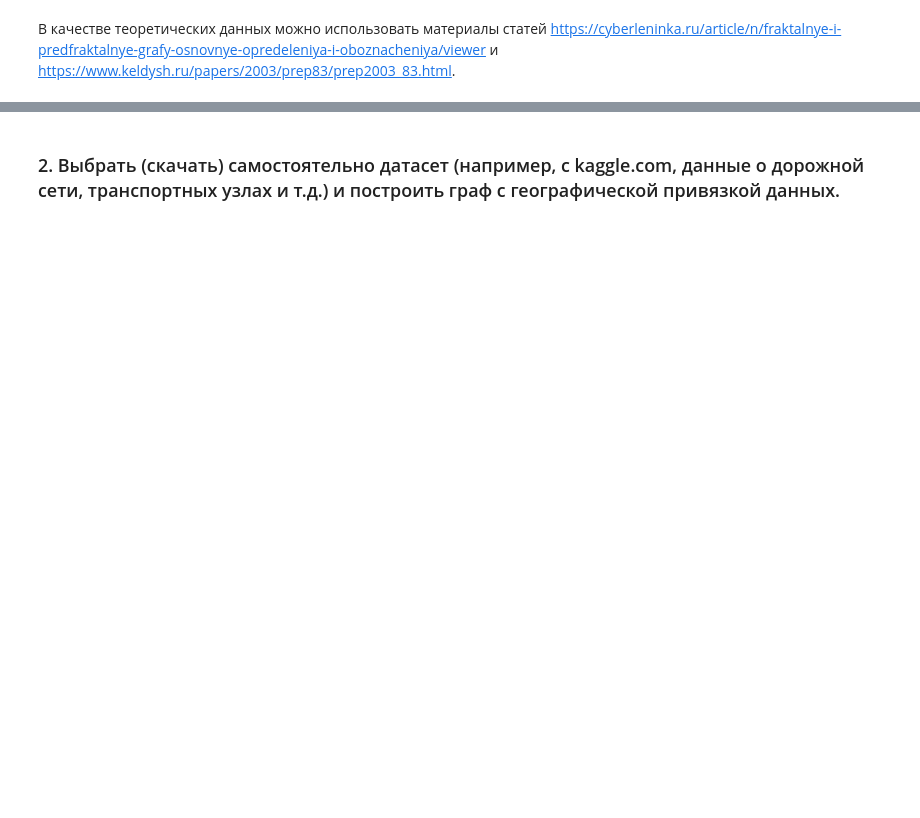
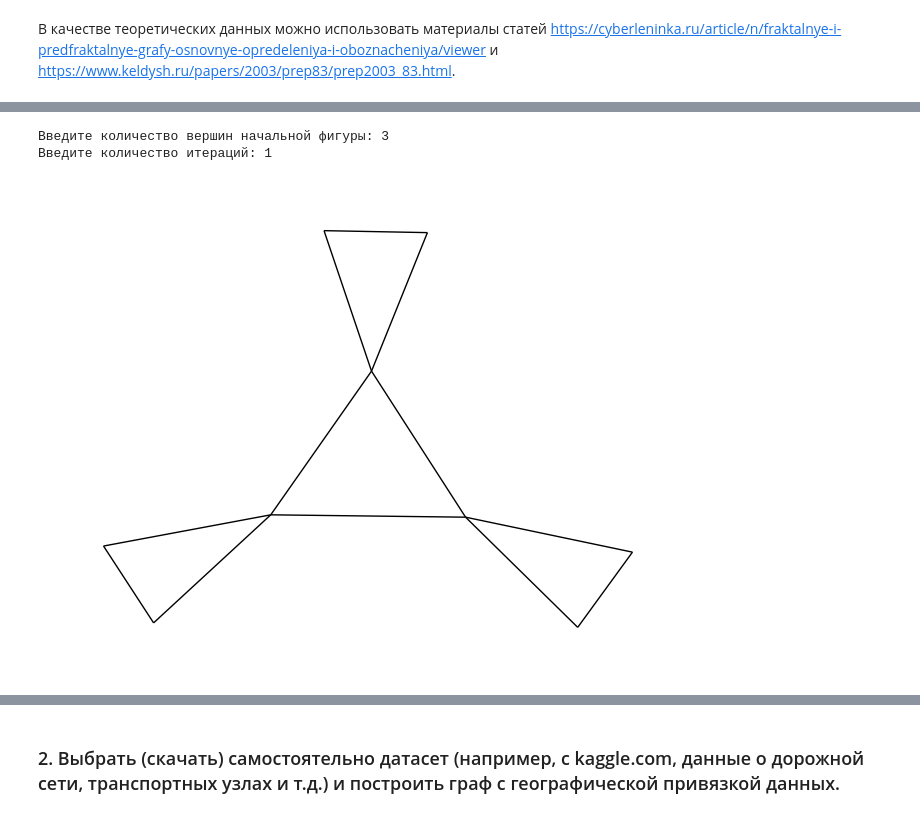
Before and after one commit to ekatfil/FA, a Jupyter notebook: 3 курс/2 сем/Машинка/Филиппова_Екатерина_ПИ21_7_Лабораторная_3_4.ipynb, the cells around one changed output, grey strips where cells are left out. Saved outputs shown, nothing was run; the diff lists cells and outputs as text; code cells hidden in the pictures; blank space fills up the shorter version.

```diff
--- a/3 курс/2 сем/Машинка/Филиппова_Екатерина_ПИ21_7_Лабораторная_3_4.ipynb
+++ b/3 курс/2 сем/Машинка/Филиппова_Екатерина_ПИ21_7_Лабораторная_3_4.ipynb
@@ -183,0 +80,6 @@ plt.show()
+# %%
+draw_fractal_graph()
+# %% [output]
+Введите количество вершин начальной фигуры: 3
+Введите количество итераций: 1
+[figure, added]
```
Also changed, not shown: parts of 40 cells of this notebook.
